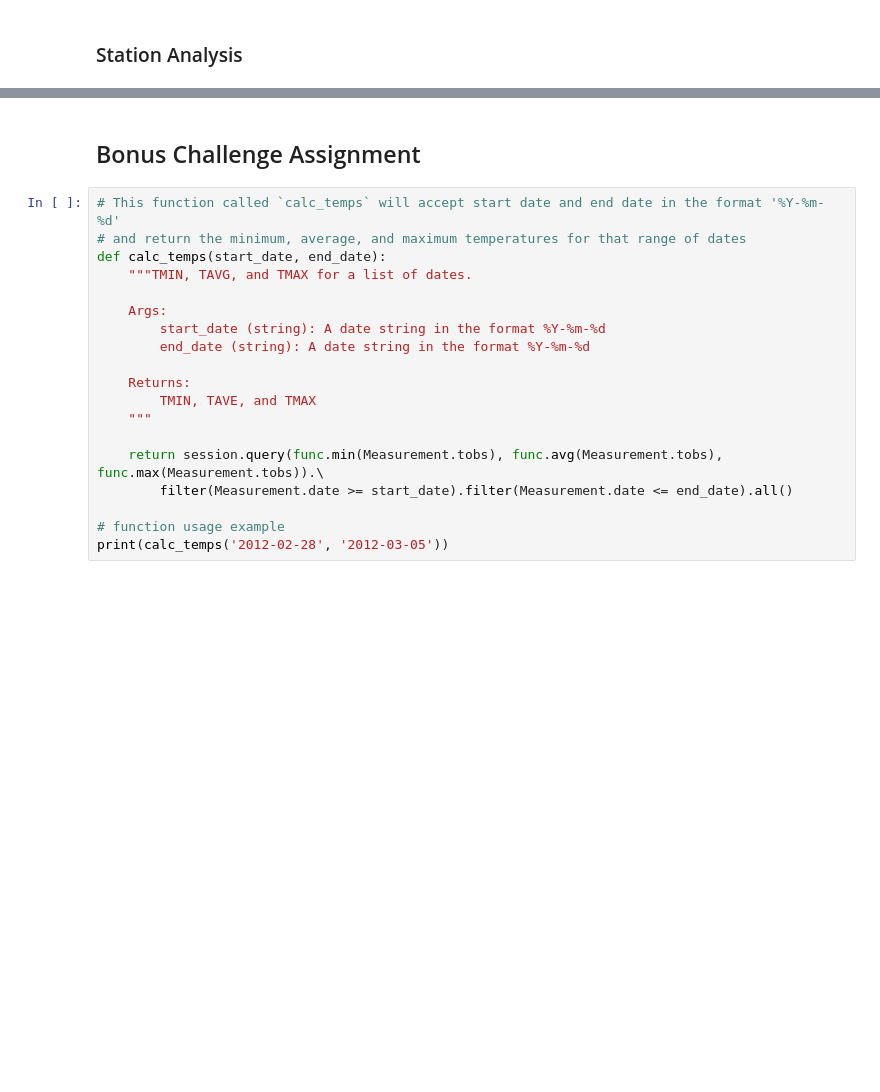
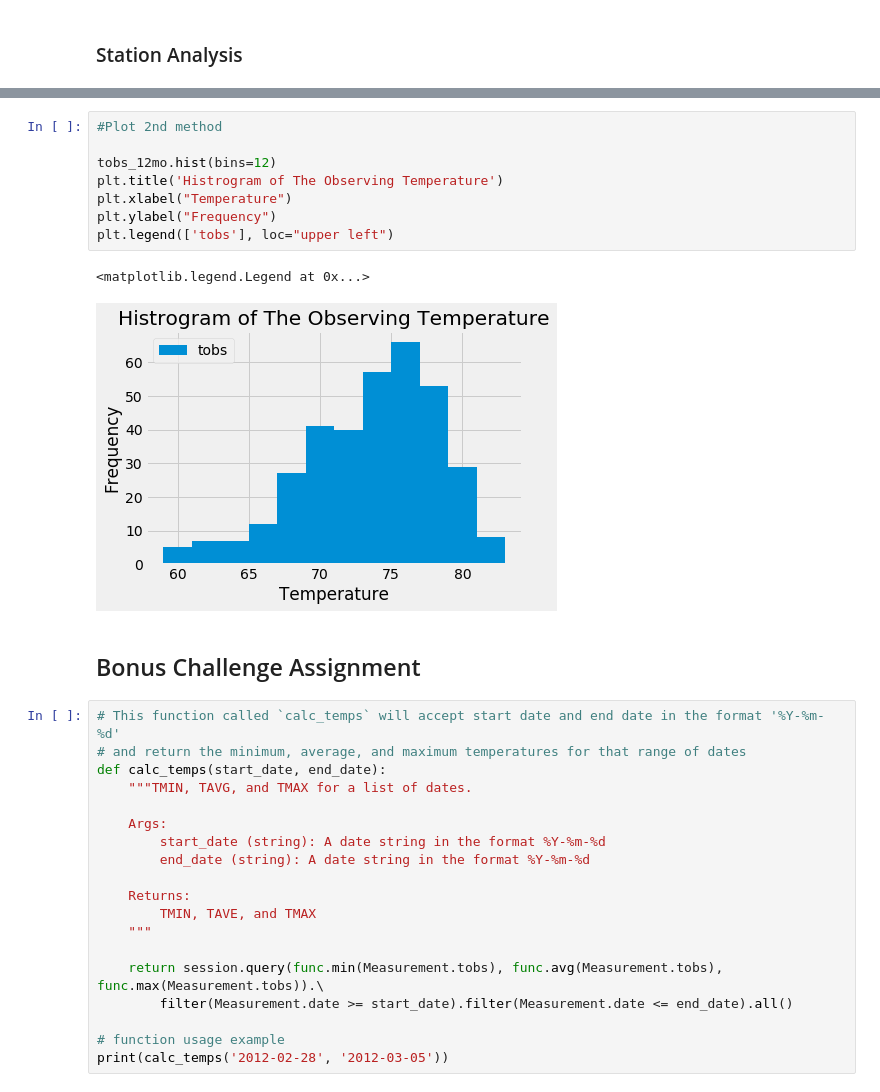
Before and after one commit to PanaratDuke/sqlalchemy-challenge, a Jupyter notebook: climate_starter.ipynb, the cells around one changed output, grey strips where cells are left out. Cells and saved outputs as stored; diff of their text form; blank space fills up the shorter version.

```diff
--- a/climate_starter.ipynb
+++ b/climate_starter.ipynb
@@ -205,3 +272,14 @@ session.close()
+# %%
+#Plot 2nd method
+
+tobs_12mo.hist(bins=12)
+plt.title('Histrogram of The Observing Temperature')
+plt.xlabel("Temperature")
+plt.ylabel("Frequency")
+plt.legend(['tobs'], loc="upper left")
+# %% [output]
+<matplotlib.legend.Legend at 0x...>
+[figure, added]
 # %% [markdown]
 ## Bonus Challenge Assignment
 # %%
```
Also changed, not shown: parts of 42 cells of this notebook, 3 other files.
